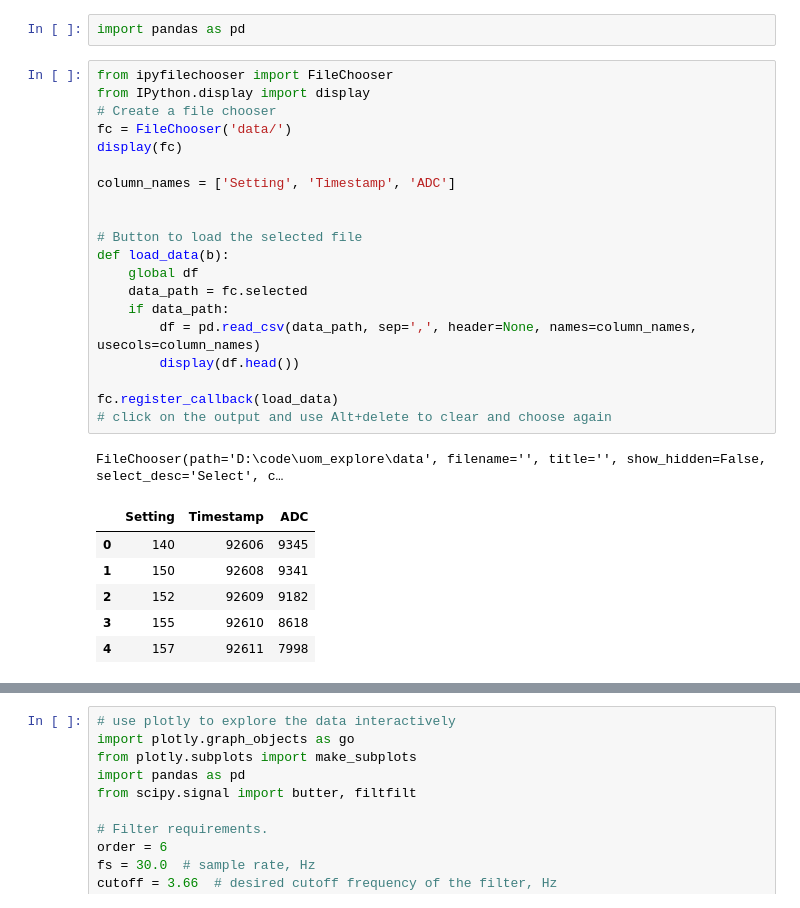
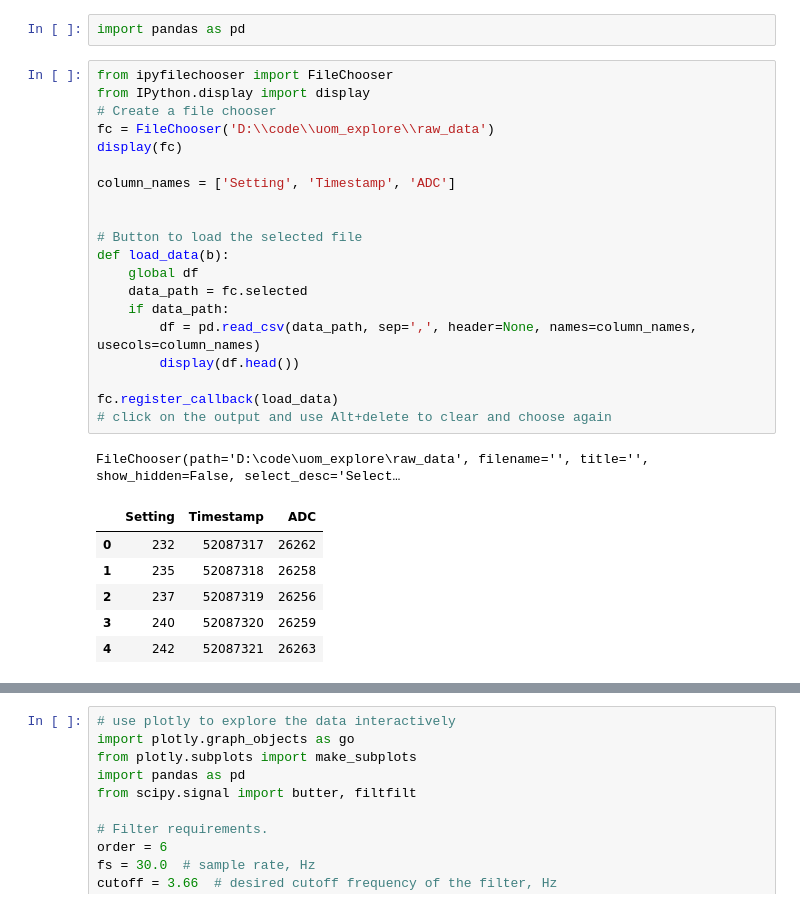
Before and after one commit to gavinlouuu-kpt/uom_explore, a Jupyter notebook: data_exploration/cADS_raw_explore_0.0.1.ipynb, the cells around one changed output, grey strips where cells are left out. Drawn from its saved outputs; the diff is of its cells as text.

```diff
--- a/data_exploration/cADS_raw_explore_0.0.1.ipynb
+++ b/data_exploration/cADS_raw_explore_0.0.1.ipynb
@@ -3,31 +3,31 @@ import pandas as pd
 # %%
 from ipyfilechooser import FileChooser
 from IPython.display import display
 # Create a file chooser
-fc = FileChooser('data/')
+fc = FileChooser('D:\\code\\uom_explore\\raw_data')
 display(fc)
 
 column_names = ['Setting', 'Timestamp', 'ADC']
 
 
 # Button to load the selected file
 def load_data(b):
     global df
     data_path = fc.selected
     if data_path:
         df = pd.read_csv(data_path, sep=',', header=None, names=column_names, usecols=column_names)
         display(df.head())
 
 fc.register_callback(load_data)
 # click on the output and use Alt+delete to clear and choose again
 # %% [output]
-FileChooser(path='D:\code\uom_explore\data', filename='', title='', show_hidden=False, select_desc='Select', c…
+FileChooser(path='D:\code\uom_explore\raw_data', filename='', title='', show_hidden=False, select_desc='Select…
 |  | Setting | Timestamp | ADC |
-| 0 | 140 | 92606 | 9345 |
-| 1 | 150 | 92608 | 9341 |
-| 2 | 152 | 92609 | 9182 |
-| 3 | 155 | 92610 | 8618 |
-| 4 | 157 | 92611 | 7998 |
+| 0 | 232 | 52087317 | 26262 |
+| 1 | 235 | 52087318 | 26258 |
+| 2 | 237 | 52087319 | 26256 |
+| 3 | 240 | 52087320 | 26259 |
+| 4 | 242 | 52087321 | 26263 |
 # %%
 import matplotlib.pyplot as plt
 
```
Also changed, not shown: parts of 2 cells of this notebook, 14 other files.
